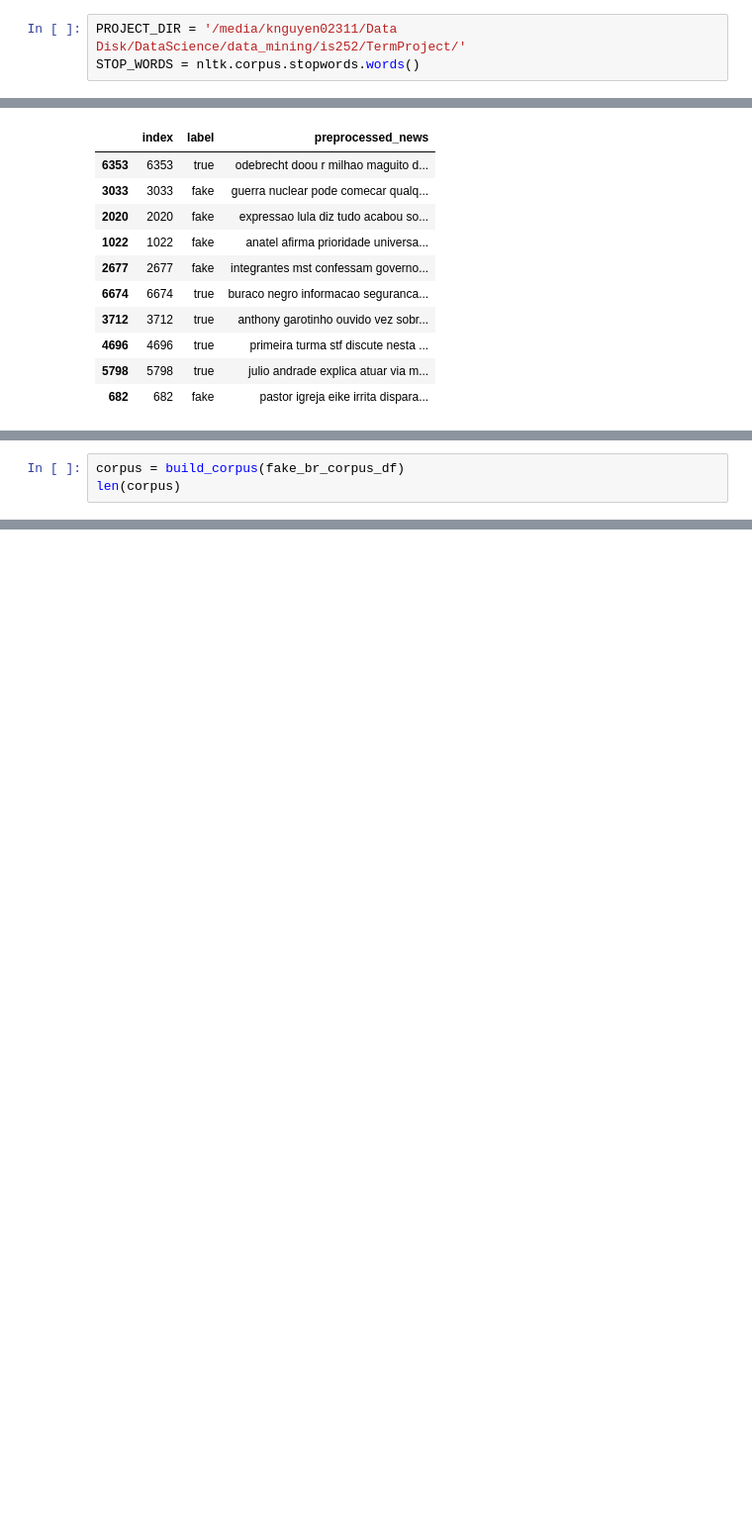
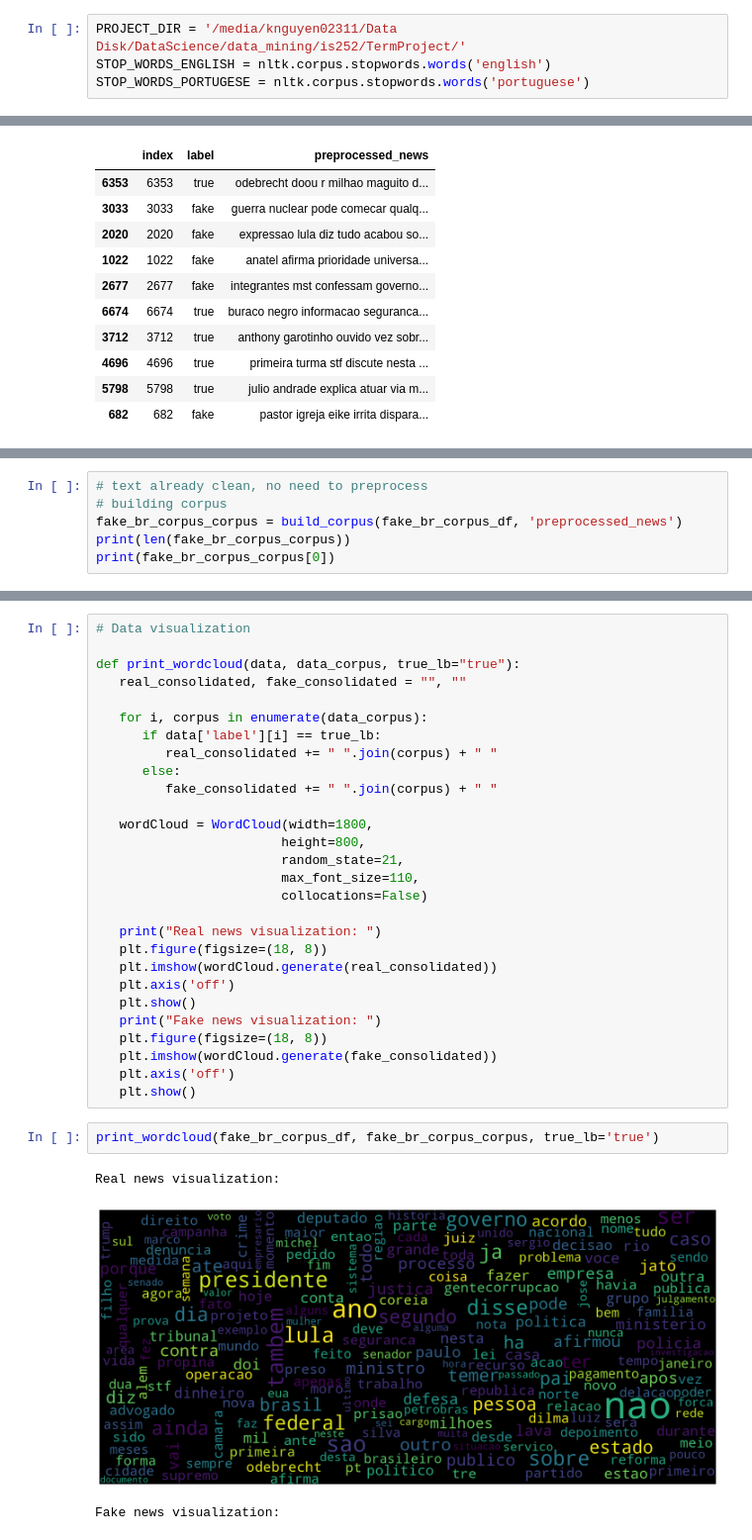
Before and after one commit to khanhnguyen02311/Fake-news-detection-summarization, a Jupyter notebook: source-code/test.ipynb, the cells around one changed output, grey strips where cells are left out. Shown at 99% size. Saved outputs shown, nothing was run; the diff lists cells and outputs as text; blank space fills up the shorter version.

```diff
--- a/source-code/test.ipynb
+++ b/source-code/test.ipynb
@@ -41,4 +43,5 @@ nltk.download('stopwords')
 True
 # %%
 PROJECT_DIR = '/media/knguyen02311/Data Disk/DataScience/data_mining/is252/TermProject/'
-STOP_WORDS = nltk.corpus.stopwords.words()
+STOP_WORDS_ENGLISH = nltk.corpus.stopwords.words('english')
+STOP_WORDS_PORTUGESE = nltk.corpus.stopwords.words('portuguese')
@@ -104,6 +162,3 @@ def vectorize(splited_sentence, w2v_model):
       return np.zeros(100)
    words_vecs = np.array(words_vecs)
    return words_vecs.mean(axis=0)
-# %%
-corpus = build_corpus(fake_br_corpus_df)
-len(corpus)
@@ -111,0 +165,6 @@ len(corpus)
+# %%
+# text already clean, no need to preprocess
+# building corpus
+fake_br_corpus_corpus = build_corpus(fake_br_corpus_df, 'preprocessed_news')
+print(len(fake_br_corpus_corpus))
+print(fake_br_corpus_corpus[0])
@@ -143,0 +236,34 @@ array([[0],
+# %%
+# Data visualization
+
+def print_wordcloud(data, data_corpus, true_lb="true"):
+   real_consolidated, fake_consolidated = "", ""
+
+   for i, corpus in enumerate(data_corpus):
+      if data['label'][i] == true_lb:
+         real_consolidated += " ".join(corpus) + " "
+      else:
+         fake_consolidated += " ".join(corpus) + " "
+
+   wordCloud = WordCloud(width=1800,
+                        height=800,
+                        random_state=21,
+                        max_font_size=110,
+                        collocations=False)
+
+   print("Real news visualization: ")
+   plt.figure(figsize=(18, 8))
+   plt.imshow(wordCloud.generate(real_consolidated))
+   plt.axis('off')
+   plt.show()
+   print("Fake news visualization: ")
+   plt.figure(figsize=(18, 8))
+   plt.imshow(wordCloud.generate(fake_consolidated))
+   plt.axis('off')
+   plt.show()
+# %%
+print_wordcloud(fake_br_corpus_df, fake_br_corpus_corpus, true_lb='true')
+# %% [output]
+Real news visualization:
+[figure, added]
+Fake news visualization:
```
Also changed, not shown: parts of 28 cells of this notebook, 2 other files.
